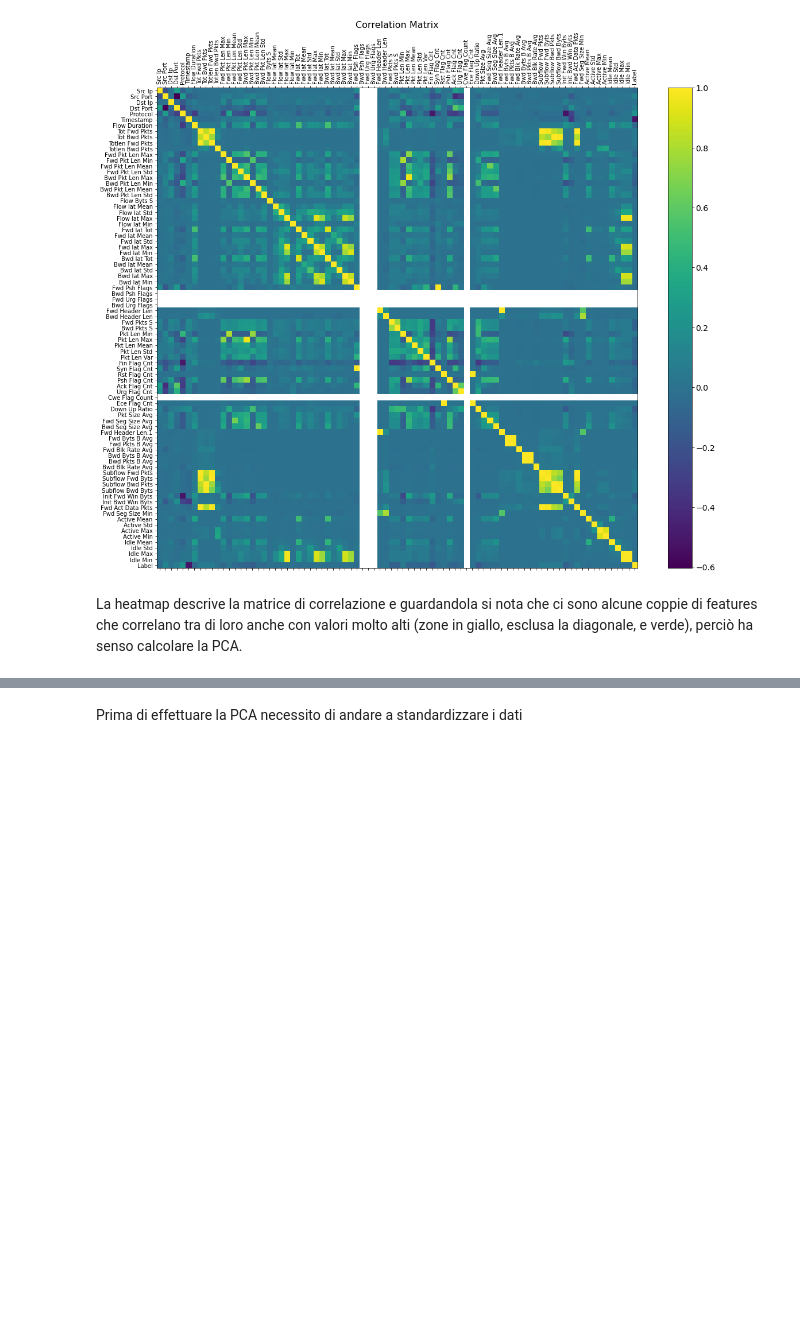
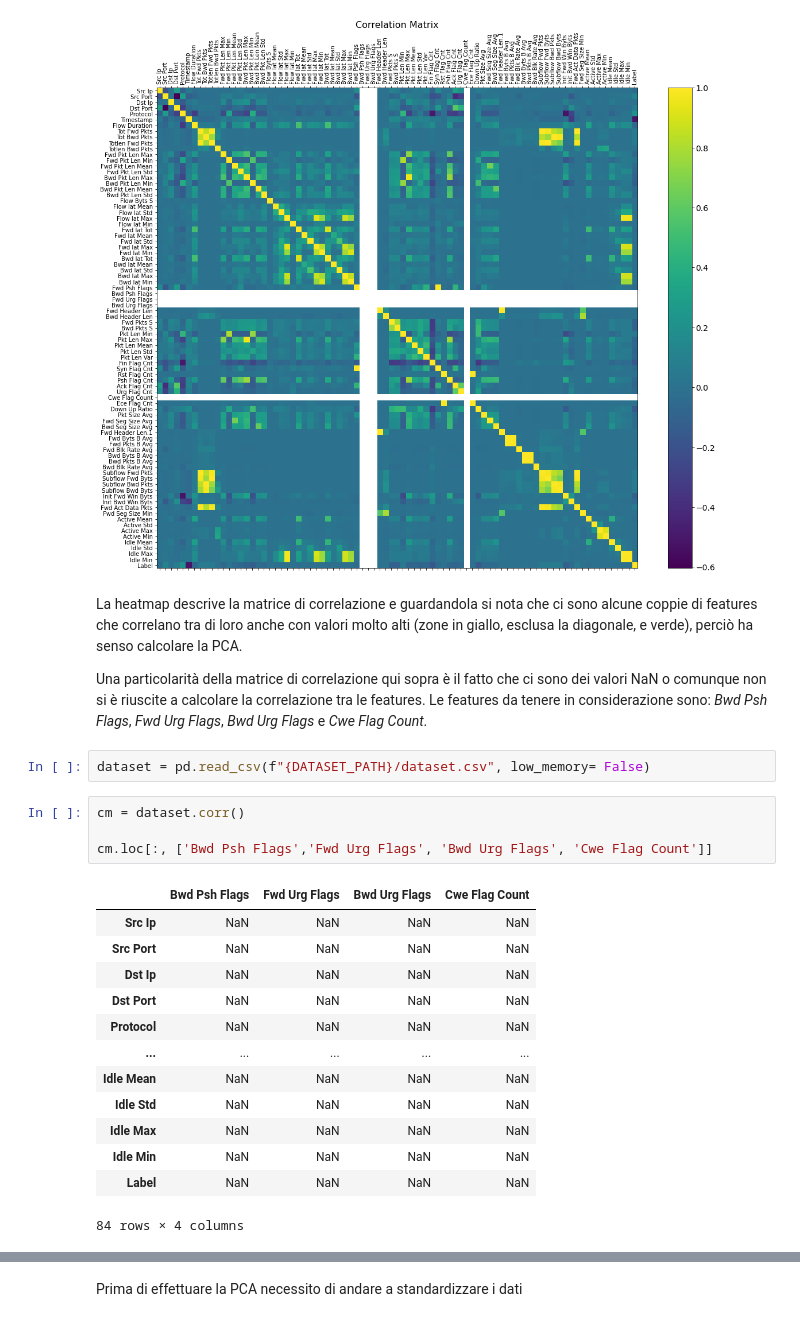
Before and after one commit to denisG99/ransomwareNetworkTrafficDetection, a Jupyter notebook: src/project.ipynb, the cells around one changed output, grey strips where cells are left out. Cells and saved outputs as stored; diff of their text form; blank space fills up the shorter version.

```diff
--- a/src/project.ipynb
+++ b/src/project.ipynb
@@ -275,3 +277,25 @@ plt.title('Correlation Matrix', fontsize=16);
 [figure]
 # %% [markdown]
 La heatmap descrive la matrice di correlazione e guardandola si nota che ci sono alcune coppie di features che correlano tra di loro anche con valori molto alti (zone in giallo, esclusa la diagonale, e verde), perciò ha senso calcolare la PCA.
+
+Una particolarità della matrice di correlazione qui sopra è il fatto che ci sono dei valori NaN o comunque non si è riuscite a calcolare la correlazione tra le features. Le features da tenere in considerazione sono: *Bwd Psh Flags*, *Fwd Urg Flags*, *Bwd Urg Flags* e *Cwe Flag Count*.
+# %%
+dataset = pd.read_csv(f"{DATASET_PATH}/dataset.csv", low_memory= False)
+# %%
+cm = dataset.corr()
+
+cm.loc[:, ['Bwd Psh Flags','Fwd Urg Flags', 'Bwd Urg Flags', 'Cwe Flag Count']]
+# %% [output]
+|  | Bwd Psh Flags | Fwd Urg Flags | Bwd Urg Flags | Cwe Flag Count |
+| Src Ip | NaN | NaN | NaN | NaN |
+| Src Port | NaN | NaN | NaN | NaN |
+| Dst Ip | NaN | NaN | NaN | NaN |
+| Dst Port | NaN | NaN | NaN | NaN |
+| Protocol | NaN | NaN | NaN | NaN |
+| ... | ... | ... | ... | ... |
+| Idle Mean | NaN | NaN | NaN | NaN |
+| Idle Std | NaN | NaN | NaN | NaN |
+| Idle Max | NaN | NaN | NaN | NaN |
+| Idle Min | NaN | NaN | NaN | NaN |
+| Label | NaN | NaN | NaN | NaN |
+84 rows × 4 columns
```
Also changed, not shown: parts of 26 cells of this notebook, 1 other file.
